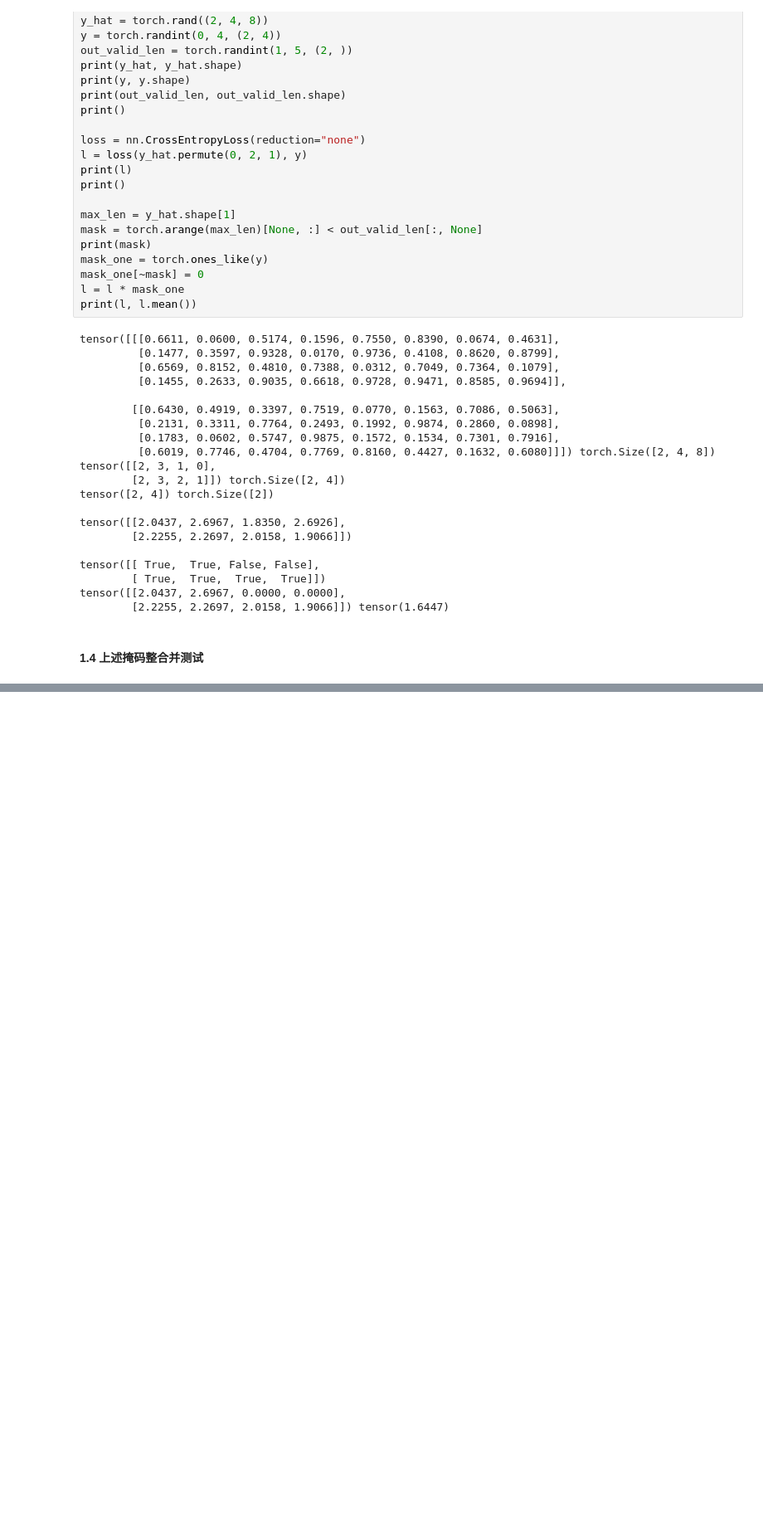
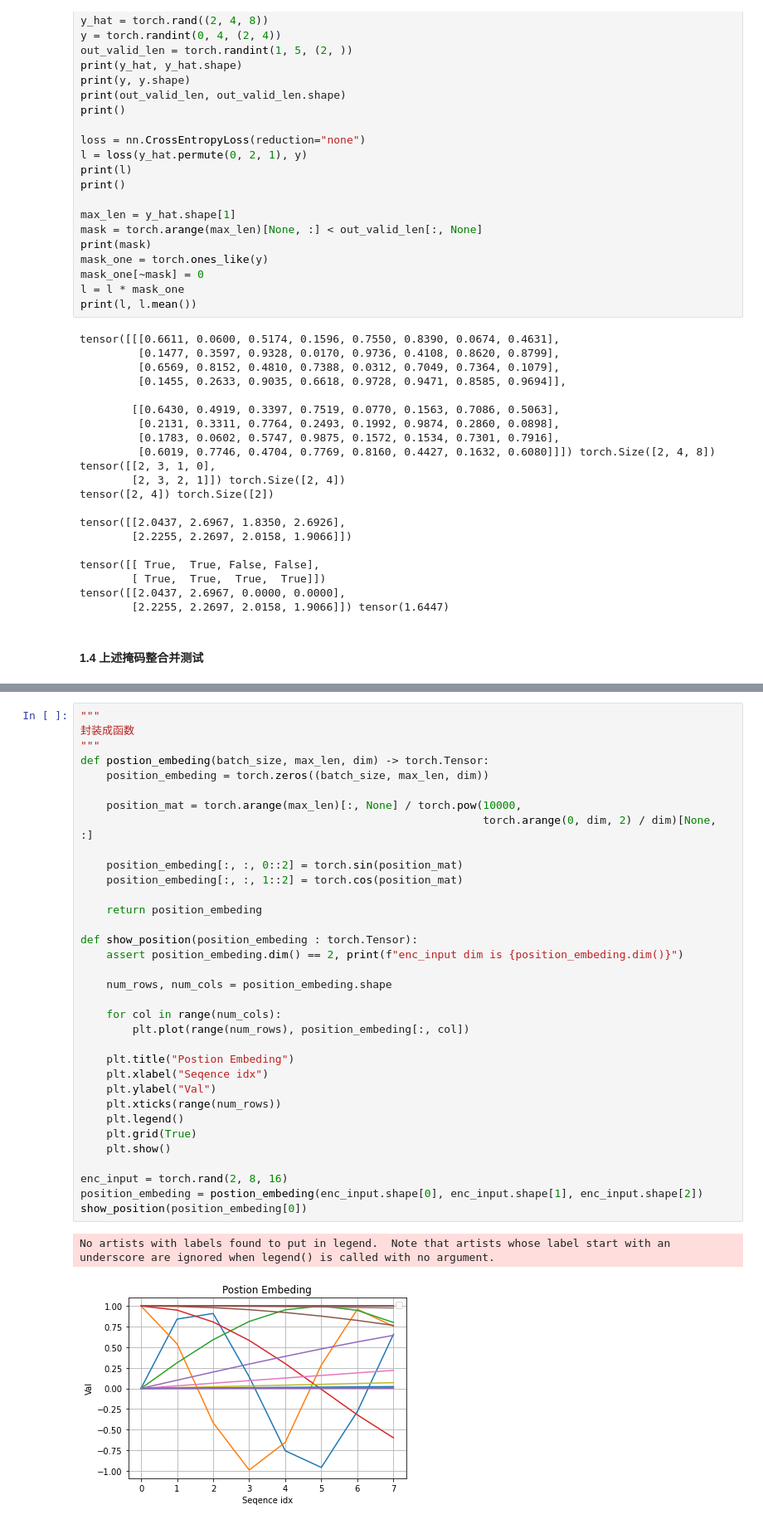
Before and after one commit to Yoshi-233/pytorch_projects, a Jupyter notebook: 20.transformer/test.ipynb, the cells around one changed output, grey strips where cells are left out. Shown: that part at 83% size. Cells and saved outputs as stored; diff of their text form; blank space fills up the shorter version.

Commit message:
OTH:add position embeding

```diff
--- a/20.transformer/test.ipynb
+++ b/20.transformer/test.ipynb
@@ -208,0 +387,37 @@ tensor([[2.0437, 2.6967, 0.0000, 0.0000],
+# %%
+"""
+封装成函数
+"""
+def postion_embeding(batch_size, max_len, dim) -> torch.Tensor:
+    position_embeding = torch.zeros((batch_size, max_len, dim))
+
+    position_mat = torch.arange(max_len)[:, None] / torch.pow(10000,
+                                                              torch.arange(0, dim, 2) / dim)[None, :]
+
+    position_embeding[:, :, 0::2] = torch.sin(position_mat)
+    position_embeding[:, :, 1::2] = torch.cos(position_mat)
+
+    return position_embeding
+
+def show_position(position_embeding : torch.Tensor):
+    assert position_embeding.dim() == 2, print(f"enc_input dim is {position_embeding.dim()}")
+
+    num_rows, num_cols = position_embeding.shape
+
+    for col in range(num_cols):
+        plt.plot(range(num_rows), position_embeding[:, col])
+
+    plt.title("Postion Embeding")
+    plt.xlabel("Seqence idx")
+    plt.ylabel("Val")
+    plt.xticks(range(num_rows))
+    plt.legend()
+    plt.grid(True)
+    plt.show()
+
+enc_input = torch.rand(2, 8, 16)
+position_embeding = postion_embeding(enc_input.shape[0], enc_input.shape[1], enc_input.shape[2])
+show_position(position_embeding[0])
+# %% [output]
+No artists with labels found to put in legend.  Note that artists whose label start with an underscore are ignored when legend() is called with no argument.
+[figure, added]
```
Also changed, not shown: parts of 7 cells of this notebook.
